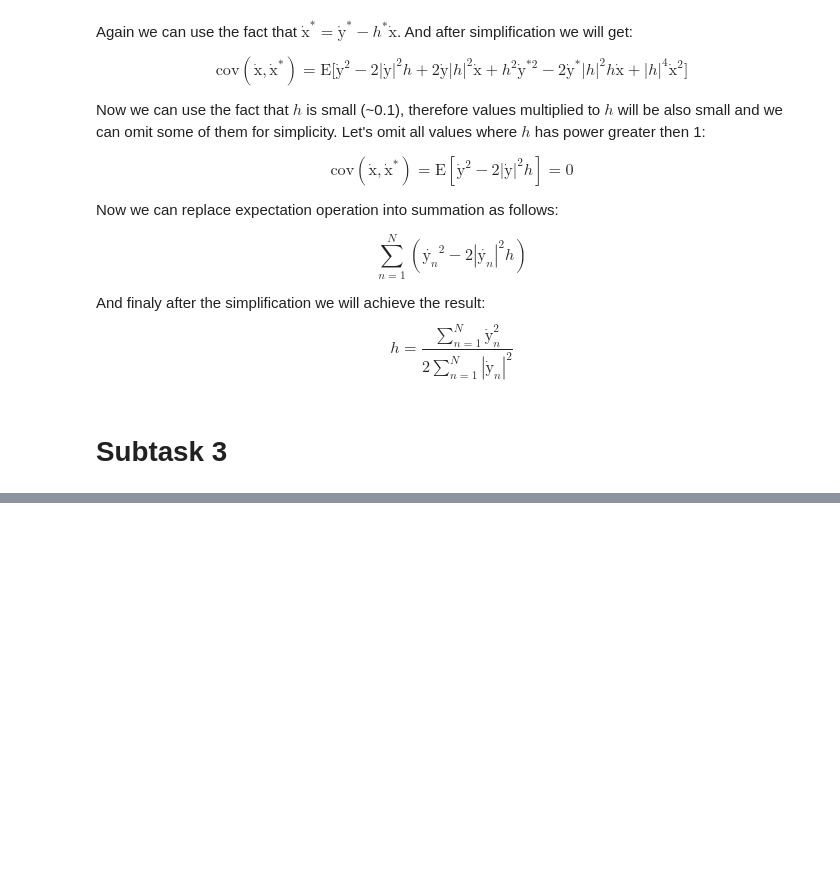
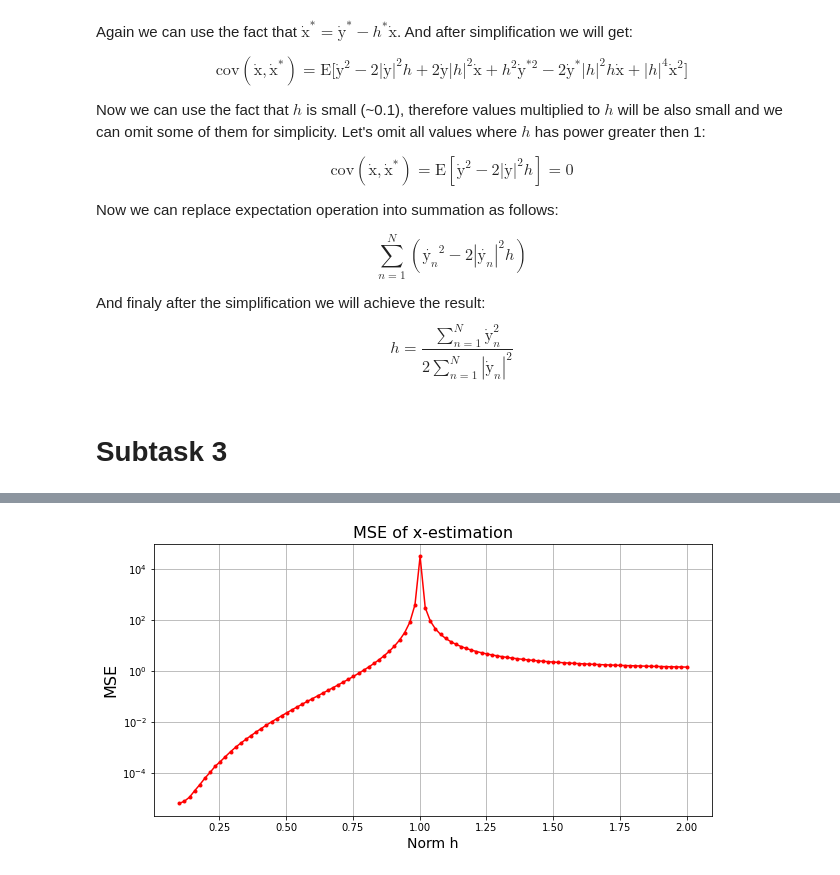
Before and after one commit to Albly/ML_for_Wireless_communication, a Jupyter notebook: IQ_imbalance.ipynb, the cells around one changed output, grey strips where cells are left out. Drawn from its saved outputs; the diff is of its cells as text; code cells hidden in the pictures; blank space fills up the shorter version.

```diff
--- a/IQ_imbalance.ipynb
+++ b/IQ_imbalance.ipynb
@@ -198,0 +402,10 @@ $$
+# %%
+plt.figure(figsize= (10,5))
+plt.title('MSE of x-estimation', fontsize = 16)
+plt.xlabel('Norm h',fontsize = 14)
+plt.ylabel('MSE',fontsize = 16)
+plt.plot(linspace(0.1, 2, 100), x_mse_mean, '.-', color = 'red')
+plt.yscale('log')
+plt.grid()
+# %% [output]
+[figure, added]
```
Also changed, not shown: parts of 94 cells of this notebook.
